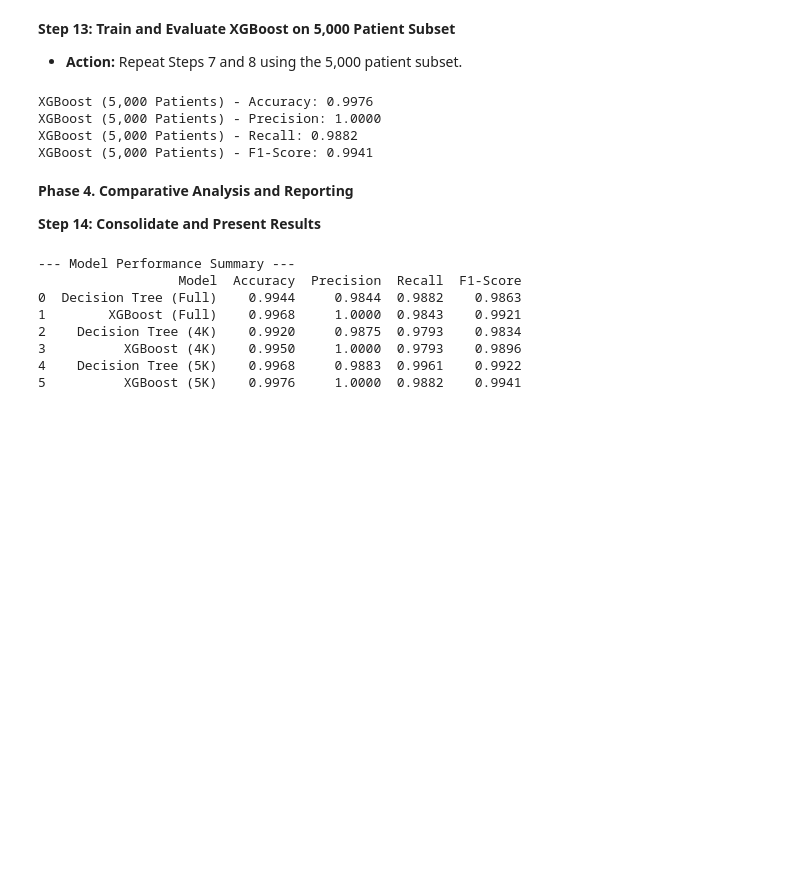
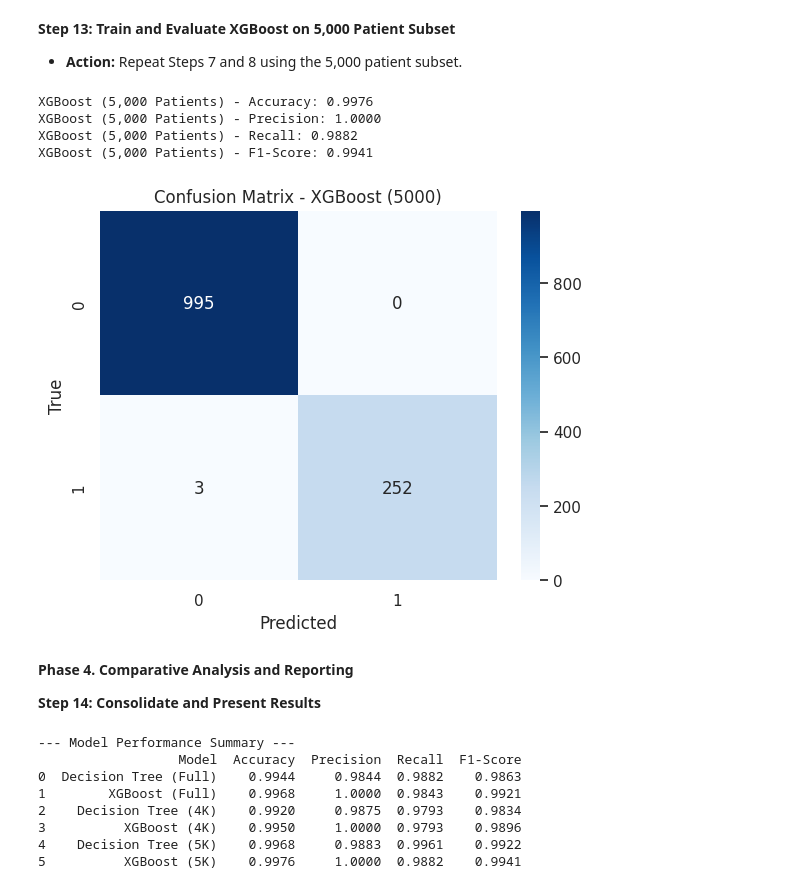
Before and after one commit to sadullahozcan/sarcopenia_eda_analysis, a Jupyter notebook: EDA_09_Machine_Learning_02.ipynb, the cells around one changed output. Drawn from its saved outputs; the diff is of its cells as text; code cells hidden in the pictures; blank space fills up the shorter version.

```diff
--- a/EDA_09_Machine_Learning_02.ipynb
+++ b/EDA_09_Machine_Learning_02.ipynb
@@ -326,6 +356,16 @@ XGBoost (5,000 Patients) - Accuracy: 0.9976
 XGBoost (5,000 Patients) - Precision: 1.0000
 XGBoost (5,000 Patients) - Recall: 0.9882
 XGBoost (5,000 Patients) - F1-Score: 0.9941
+# %%
+# Confusion Matrix
+cm_xgb_5000 = confusion_matrix(y_test_5000, y_pred_xgb_5000)
+sns.heatmap(cm_xgb_5000, annot=True, fmt='d', cmap='Blues')
+plt.title('Confusion Matrix - XGBoost (5000)')
+plt.xlabel('Predicted')
+plt.ylabel('True')
+plt.show()
+# %% [output]
+[figure, added]
 # %% [markdown]
 **Phase 4. Comparative Analysis and Reporting**
 
```
Also changed, not shown: parts of 5 cells of this notebook.
